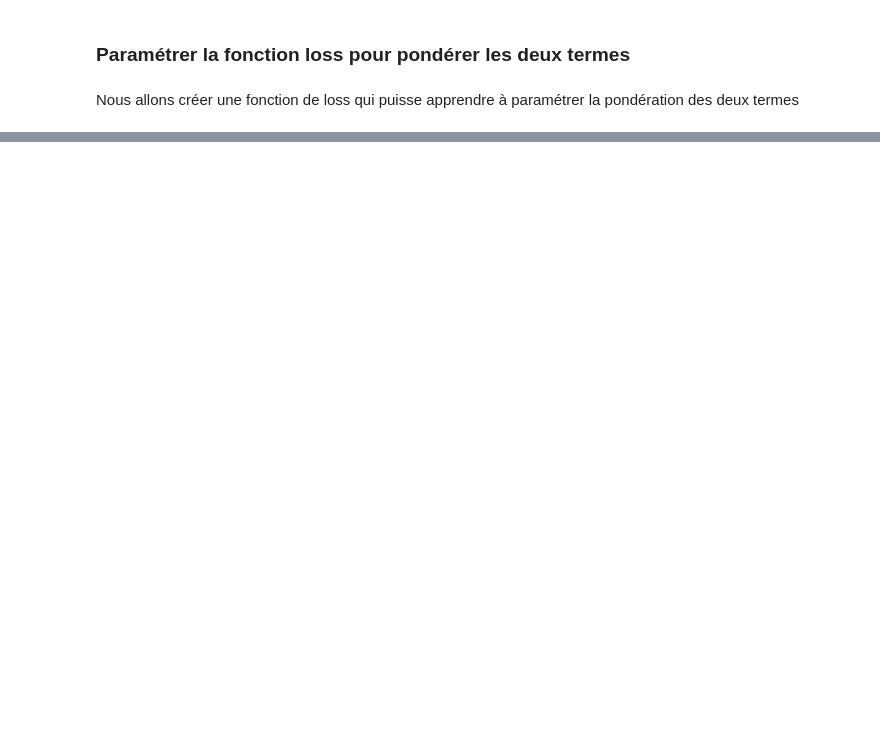
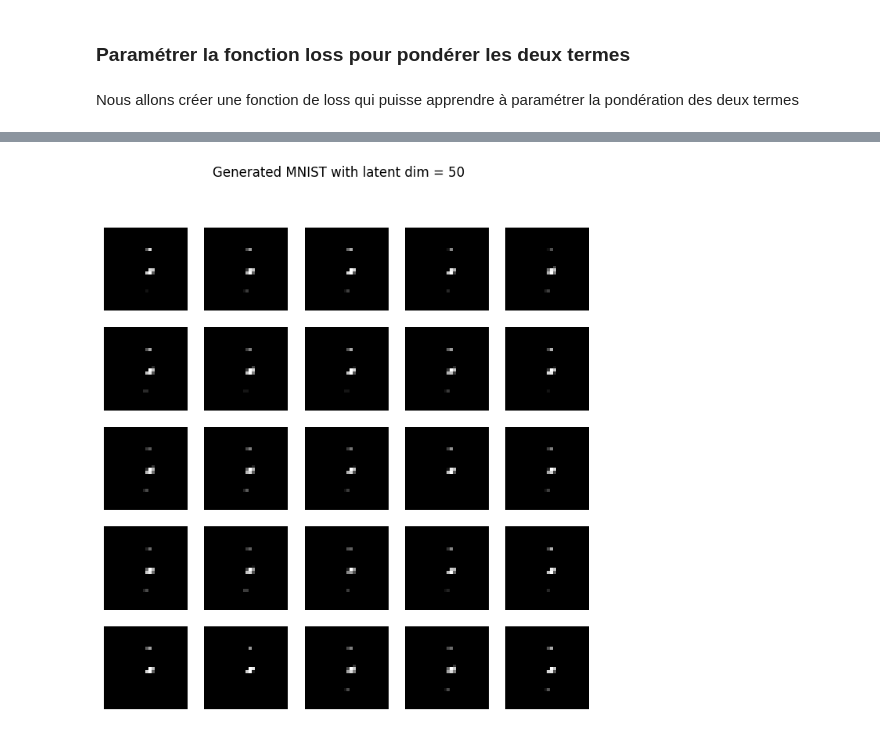
Before and after one commit to Bast-94/ASL-PW, a Jupyter notebook: TP_VAE.ipynb, the cells around one changed output, grey strips where cells are left out. Drawn from its saved outputs; the diff is of its cells as text; code cells hidden in the pictures; blank space fills up the shorter version.

Commit message:
ADD(encoder decoder).

```diff
--- a/TP_VAE.ipynb
+++ b/TP_VAE.ipynb
@@ -173,0 +278,22 @@ On remarque encore une fois que les données générées sont en majorité invra
+# %%
+class AltVAE(nn.Module):
+  def __init__(self,latent_dim:int,n_channel:int, width:int, height:int,fc_output:int=16):
+    super(AltVAE, self).__init__()
+    self.encode = Encoder(n_channel=n_channel,latent_dim=latent_dim,width=width,height=height,fc_output=fc_output)
+    self.decode = Decoder(latent_dim,fc_output=16)
+    self.latent_dim = latent_dim
+
+  def forward(self, x):
+    z, mean, log_var = self.encode(x)
+    xhat = self.decode(z)
+    return xhat, mean, log_var
+
+
+
+my_vae = AltVAE(latent_dim,1,28,28,16)
+xhat, mean, log_var = my_vae(sample)
+output_shape = sample.view(len(sample),-1).shape
+assert xhat.shape == output_shape
+assert len(mean.shape) == 2 and mean.shape[1] == 50
+assert len(log_var.shape) == 2 and log_var.shape[1] == 50
+print("Les shapes du VAE sont cohérentes")
@@ -186,3 +314,21 @@ class CustomLoss(nn.Module):
         BCE = nn.functional.binary_cross_entropy(recon_x, x.view(-1, 784), reduction='sum')
         KLD = -0.5 * torch.sum(1 + logvar - mu.pow(2) - logvar.exp())
         return self.alpha * BCE + self.beta * KLD
+# %%
+optimizer = torch.optim.Adam(my_vae.parameters(), lr=1e-3)
+loss_func = CustomLoss()
+n_epochs =10
+for epoch in tqdm(range(n_epochs)):
+      my_vae.train()
+      train_loss = 0
+      for data, _ in train_loader:
+          data = data.to(device)
+
+          optimizer.zero_grad()
+          recon_batch, mu, logvar = my_vae(data)
+          loss = loss_func(recon_batch, data, mu, logvar)
+          loss.backward()
+          train_loss += loss.item()
+          optimizer.step()
+
+      print(f'Epoch {epoch}, Loss: {train_loss / len(alt_train_loader.dataset)}')
@@ -188,0 +346,4 @@ class CustomLoss(nn.Module):
+# %%
+generate_mnist(my_vae,file_name='self_vae.png')
+# %% [output]
+[figure, added]
```
Also changed, not shown: parts of 12 cells of this notebook.
